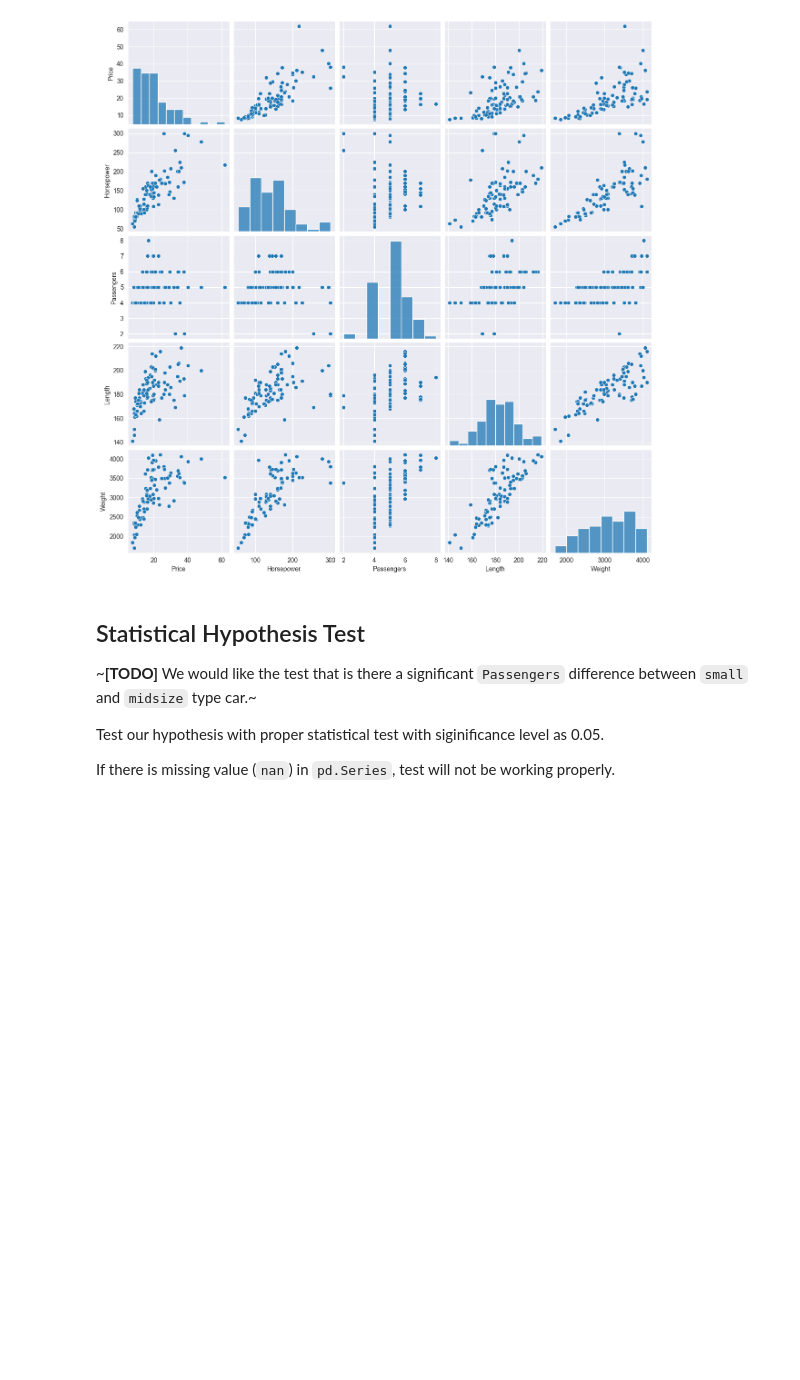
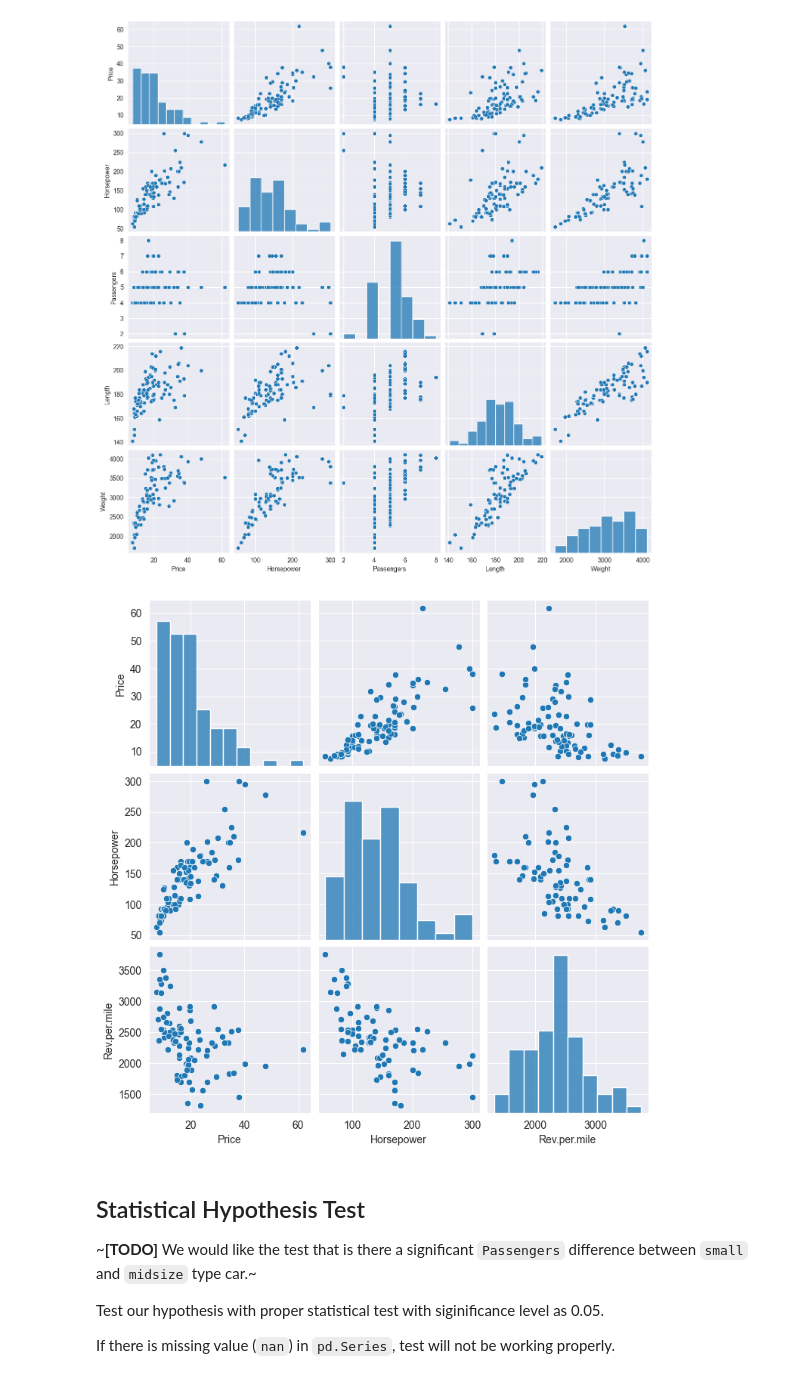
Before and after one commit to Edeline24601/ai-assignment, a Jupyter notebook: [AI_Assignment1]_Data_Analysis.ipynb, the cells around one changed output. Drawn from its saved outputs; the diff is of its cells as text; code cells hidden in the pictures; blank space fills up the shorter version.

```diff
--- a/[AI_Assignment1]_Data_Analysis.ipynb
+++ b/[AI_Assignment1]_Data_Analysis.ipynb
@@ -151,0 +150,3 @@ selectedDataFrame.corr(method='pearson')
+# %%
+selectedDataFrame2 = df[['Price', 'Horsepower', 'Rev.per.mile']]
+selectedDataFrame2.corr(method='pearson')
@@ -158,6 +164,11 @@ g = sns.pairplot(selectedDataFrame)
 plt.show()
 # %% [output]
 [figure]
+# %%
+g = sns.pairplot(selectedDataFrame2)
+plt.show()
+# %% [output]
+[figure, added]
 # %% [markdown]
 ## Statistical Hypothesis Test
 ~**[TODO]** We would like the test that is there a significant `Passengers`  difference between `small` and `midsize` type car.~
```
Also changed, not shown: parts of 3 cells of this notebook.
